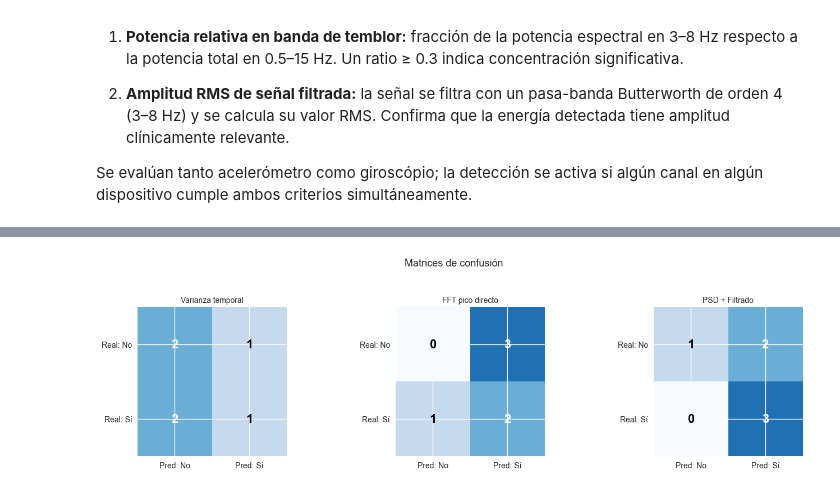
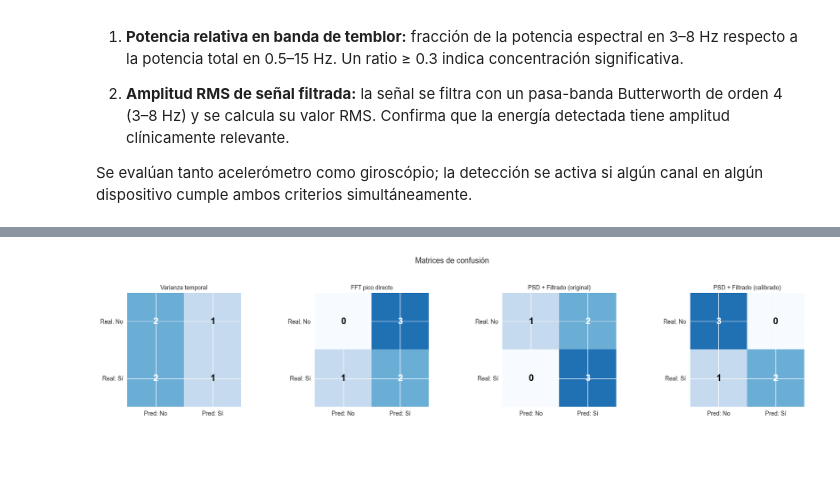
Before and after one commit to rojas435/PDG-POSTURAL-STABILITY, a Jupyter notebook: Modelos Descartados/comparacion-baselines-vs-modelo-analitico.ipynb, the cells around one changed output, grey strips where cells are left out. Saved outputs shown, nothing was run; the diff lists cells and outputs as text; code cells hidden in the pictures; blank space fills up the shorter version.

Commit message:
feat: Added calibration for models improved accuracy

```diff
--- a/Modelos Descartados/comparacion-baselines-vs-modelo-analitico.ipynb
+++ b/Modelos Descartados/comparacion-baselines-vs-modelo-analitico.ipynb
@@ -83,7 +84,7 @@ def simple_bandpass(x, fs, low, high):
 def trapz_power(f, Pxx):
     if f.size < 2 or Pxx.size < 2:
         return 0.0
-    return float(np.trapz(Pxx, f))
+    return float(np.trapezoid(Pxx, f))
 
 def estimate_fs_ms(t_ms):
     t_ms = np.asarray(t_ms, dtype=float)
@@ -287,9 +307,10 @@ def modelo_psd_analitico(datos_dispositivos):
 # %%
-# ── Evaluación de los tres enfoques ──
+# ── Evaluación de los enfoques ──
 modelos = {
     'Varianza temporal': modelo_varianza,
     'FFT pico directo': modelo_fft_pico,
-    'PSD + Filtrado': modelo_psd_analitico,
+    'PSD + Filtrado (original)': modelo_psd_analitico,
+    'PSD + Filtrado (calibrado)': modelo_psd_analitico_calibrado,
 }
 
 y_true = []
@@ -343,12 +364,28 @@ def calcular_metricas(y_true, y_pred):
     fp = int(np.sum((y_t == 0) & (y_p == 1)))
     fn = int(np.sum((y_t == 1) & (y_p == 0)))
     total = tp + tn + fp + fn
+
     accuracy = (tp + tn) / total if total > 0 else 0.0
     precision = tp / (tp + fp) if (tp + fp) > 0 else 0.0
     recall = tp / (tp + fn) if (tp + fn) > 0 else 0.0
+    specificity = tn / (tn + fp) if (tn + fp) > 0 else 0.0
+    npv = tn / (tn + fn) if (tn + fn) > 0 else 0.0
+    balanced_accuracy = (recall + specificity) / 2.0
     f1 = 2 * precision * recall / (precision + recall) if (precision + recall) > 0 else 0.0
-    return {'Accuracy': accuracy, 'F1-Score': f1, 'Precision': precision,
-            'Recall': recall, 'TP': tp, 'TN': tn, 'FP': fp, 'FN': fn}
+
+    return {
+        'Accuracy': accuracy,
+        'Balanced Accuracy': balanced_accuracy,
+        'F1-Score': f1,
+        'Precision': precision,
+        'Recall': recall,
+        'Specificity': specificity,
+        'NPV': npv,
+        'TP': tp,
+        'TN': tn,
+        'FP': fp,
+        'FN': fn,
+    }
 
 filas_metricas = []
 for nombre in modelos:
@@ -360,6 +397,7 @@ for nombre in modelos:
 df_metricas = pd.DataFrame(filas_metricas).set_index('Modelo')
 print('Tabla comparativa de métricas de desempeño:')
 print()
-df_metricas[['Accuracy', 'F1-Score', 'Precision', 'Recall']].round(4)
+display_cols = ['Accuracy', 'Balanced Accuracy', 'F1-Score', 'Precision', 'Recall', 'Specificity', 'NPV']
+df_metricas[display_cols].round(4)
 # %% [output]
 Tabla comparativa de métricas de desempeño:
@@ -413,28 +452,30 @@ plt.show()
 # %%
 # ── Matrices de confusión ──
-fig, axes = plt.subplots(1, 3, figsize=(14, 4))
+n_models = len(modelos)
+fig, axes = plt.subplots(1, n_models, figsize=(4.5 * n_models, 4))
+axes = np.atleast_1d(axes)
 
 for i, nombre in enumerate(modelos):
     m = filas_metricas[i]
     cm = np.array([[m['TN'], m['FP']], [m['FN'], m['TP']]])
     ax = axes[i]
     ax.imshow(cm, cmap='Blues', vmin=0, vmax=max(4, cm.max()))
     ax.set_xticks([0, 1])
     ax.set_yticks([0, 1])
     ax.set_xticklabels(['Pred: No', 'Pred: Sí'])
     ax.set_yticklabels(['Real: No', 'Real: Sí'])
     ax.set_title(nombre, fontsize=10)
     for r in range(2):
         for c in range(2):
             ax.text(c, r, str(cm[r, c]), ha='center', va='center',
                     fontsize=16, fontweight='bold',
                     color='white' if cm[r, c] > cm.max() / 2 else 'black')
 
 fig.suptitle('Matrices de confusión', fontsize=13)
 fig.tight_layout(rect=[0, 0, 1, 0.93])
 plt.show()
 # %% [output]
-[figure, old version]
+[figure, new version]
 # %% [markdown]
 ## Análisis de resultados
 
```
Also changed, not shown: parts of 6 cells of this notebook.
